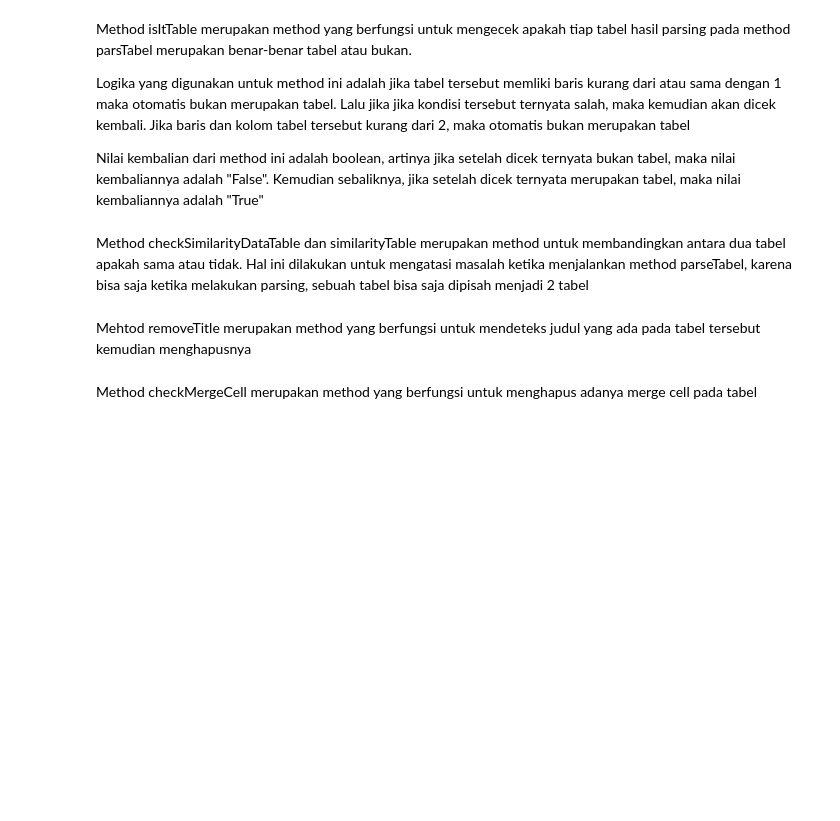
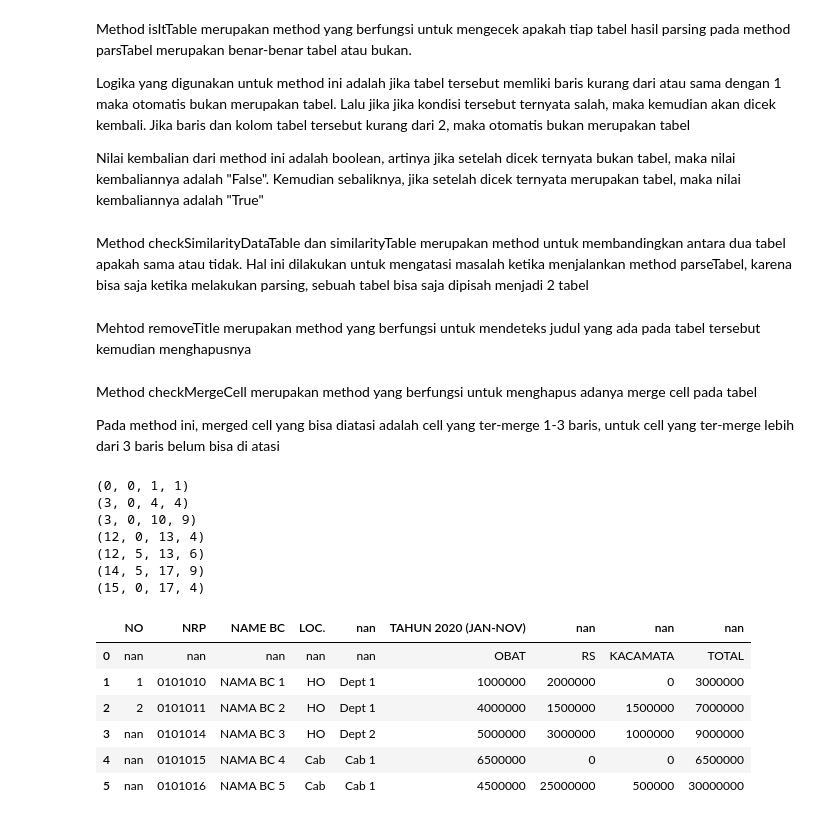
Before and after one commit to luqmanrofifm/Excel_Table_Automation, a Jupyter notebook: ExcelAutomation.ipynb, the cells around one changed output. Drawn from its saved outputs; the diff is of its cells as text; code cells hidden in the pictures; blank space fills up the shorter version.

Commit message:
Add check merge 4 row

```diff
--- a/ExcelAutomation.ipynb
+++ b/ExcelAutomation.ipynb
@@ -471,6 +473,8 @@ def checkNoneData(listData, length):
   return booleanResult, list_index
 # %% [markdown]
 Method checkMergeCell merupakan method yang berfungsi untuk menghapus adanya merge cell pada tabel
+
+Pada method ini, merged cell yang bisa diatasi adalah cell yang ter-merge 1-3 baris, untuk cell yang ter-merge lebih dari 3 baris belum bisa di atasi
 # %%
 def checkMergedCell(data):
   data_array = np.array(data.T.reset_index().values.T.tolist())
@@ -667,5 +658,21 @@ def findIndexMergedCell(duplicateIndex, index):
         if (index > duplicateIndex[i]):
           return duplicateIndex[i]
 # %%
-coba = cleaningTable('/content/Jumlah_kerusakan_hutan_berdasar_banyaknya_kerugian.xlsx')
+coba = cleaningTable('/content/DATA_DUMMY_MEDICAL_-_RS_-_KM_-_Januari_2020_s_d_November_2020.xlsx')
+coba[0][0]
+# %% [output]
+(0, 0, 1, 1)
+(3, 0, 4, 4)
+(3, 0, 10, 9)
+(12, 0, 13, 4)
+(12, 5, 13, 6)
+(14, 5, 17, 9)
+(15, 0, 17, 4)
+|  | NO | NRP | NAME BC | LOC. | nan | TAHUN 2020 (JAN-NOV) | nan | nan | nan |
+| 0 | nan | nan | nan | nan | nan | OBAT | RS | KACAMATA | TOTAL |
+| 1 | 1 | 0101010 | NAMA BC 1 | HO | Dept 1 | 1000000 | 2000000 | 0 | 3000000 |
+| 2 | 2 | 0101011 | NAMA BC 2 | HO | Dept 1 | 4000000 | 1500000 | 1500000 | 7000000 |
+| 3 | nan | 0101014 | NAMA BC 3 | HO | Dept 2 | 5000000 | 3000000 | 1000000 | 9000000 |
+| 4 | nan | 0101015 | NAMA BC 4 | Cab | Cab 1 | 6500000 | 0 | 0 | 6500000 |
+| 5 | nan | 0101016 | NAMA BC 5 | Cab | Cab 1 | 4500000 | 25000000 | 500000 | 30000000 |
 # %%
```
Also changed, not shown: parts of 14 cells of this notebook.
